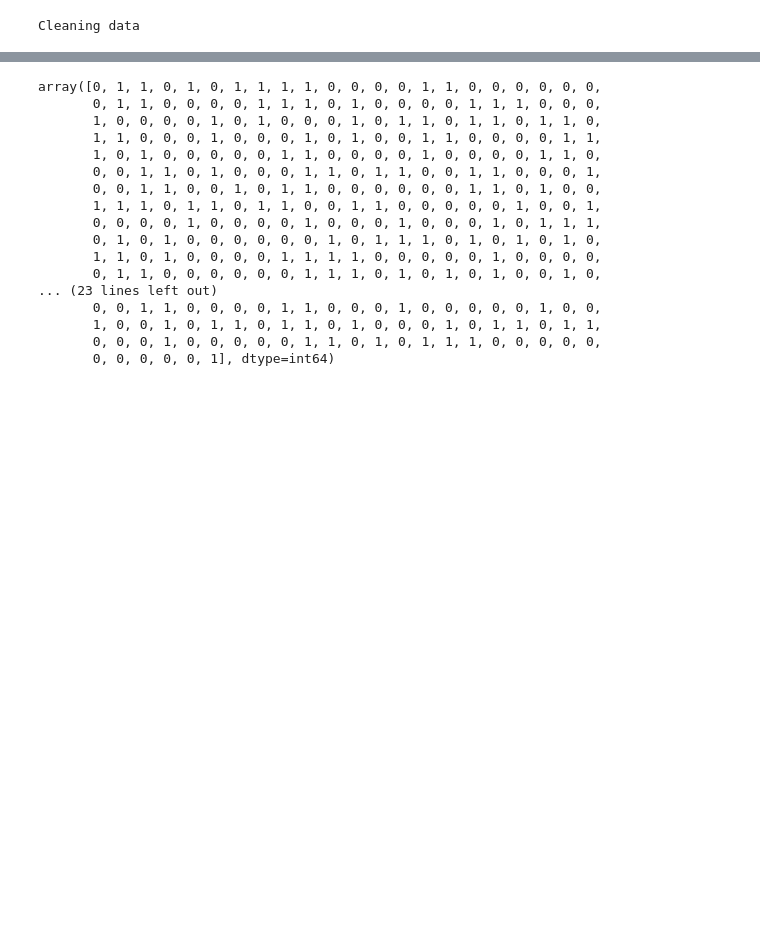
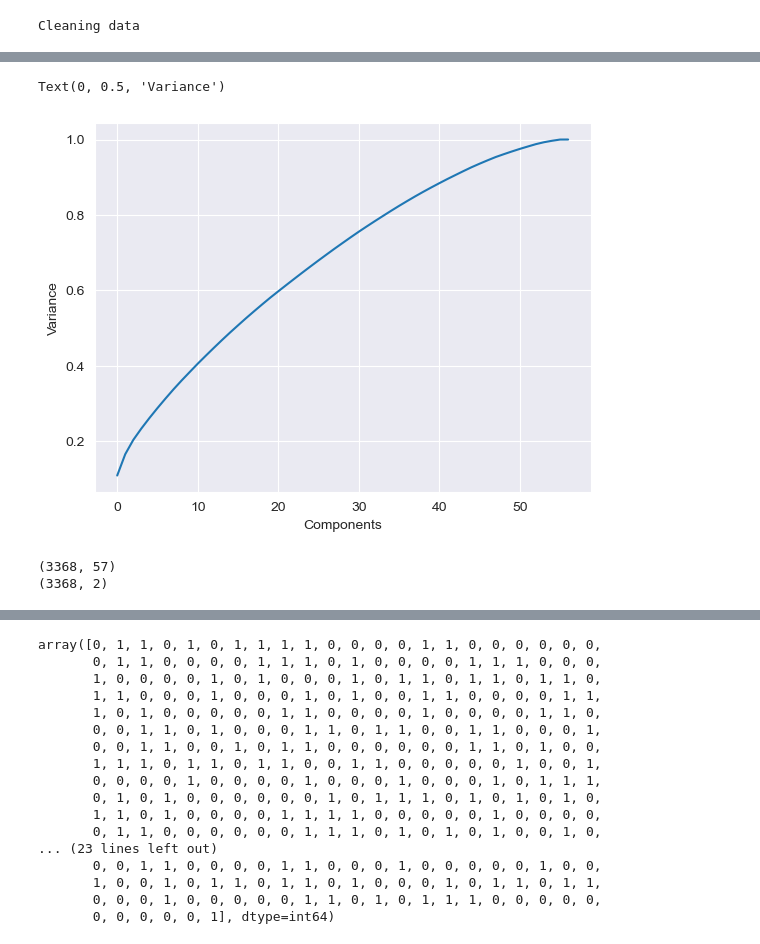
Before and after one commit to HaneekAhamed/ML-CW, a Jupyter notebook: DT.ipynb, the cells around one changed output, grey strips where cells are left out. Drawn from its saved outputs; the diff is of its cells as text; code cells hidden in the pictures; blank space fills up the shorter version.

```diff
--- a/DT.ipynb
+++ b/DT.ipynb
@@ -256,0 +130,3 @@ array([0, 1, 1, 0, 1, 0, 1, 1, 1, 1, 0, 0, 0, 0, 1, 1, 0, 0, 0, 0, 0, 0,
+# %%
+y = Data['spam_type']
+y
@@ -256,0 +146,23 @@ array([0, 1, 1, 0, 1, 0, 1, 1, 1, 1, 0, 0, 0, 0, 1, 1, 0, 0, 0, 0, 0, 0,
+# %%
+x_trains, x_tests, y_trains, y_tests = train_test_split(x, y, random_state=1, test_size=0.2)
+# %%
+scaler = StandardScaler()
+scaler.fit(x)
+scaled_data = scaler.transform(x_trains)
+
+X_test_scaled = scaler.transform(x_tests)
+# %%
+from sklearn.decomposition import PCA
+
+PCA = PCA()
+x_PCA = PCA.fit_transform(scaled_data)
+# %%
+import matplotlib.pyplot as plot
+import numpy as nup
+
+plot.plot(nup.cumsum(PCA.explained_variance_ratio_))
+plot.xlabel('Components')
+plot.ylabel('Variance')
+# %% [output]
+Text(0, 0.5, 'Variance')
+[figure, added]
@@ -256,0 +174,9 @@ array([0, 1, 1, 0, 1, 0, 1, 1, 1, 1, 0, 0, 0, 0, 1, 1, 0, 0, 0, 0, 0, 0,
+# %%
+x_PCA = PCA.transform(scaled_data)
+x_test_PCA = PCA.transform(X_test_scaled)
+
+print(scaled_data.shape)
+print(x_PCA.shape)
+# %% [output]
+(3368, 57)
+(3368, 2)
```
Also changed, not shown: parts of 44 cells of this notebook, 1 other file.
